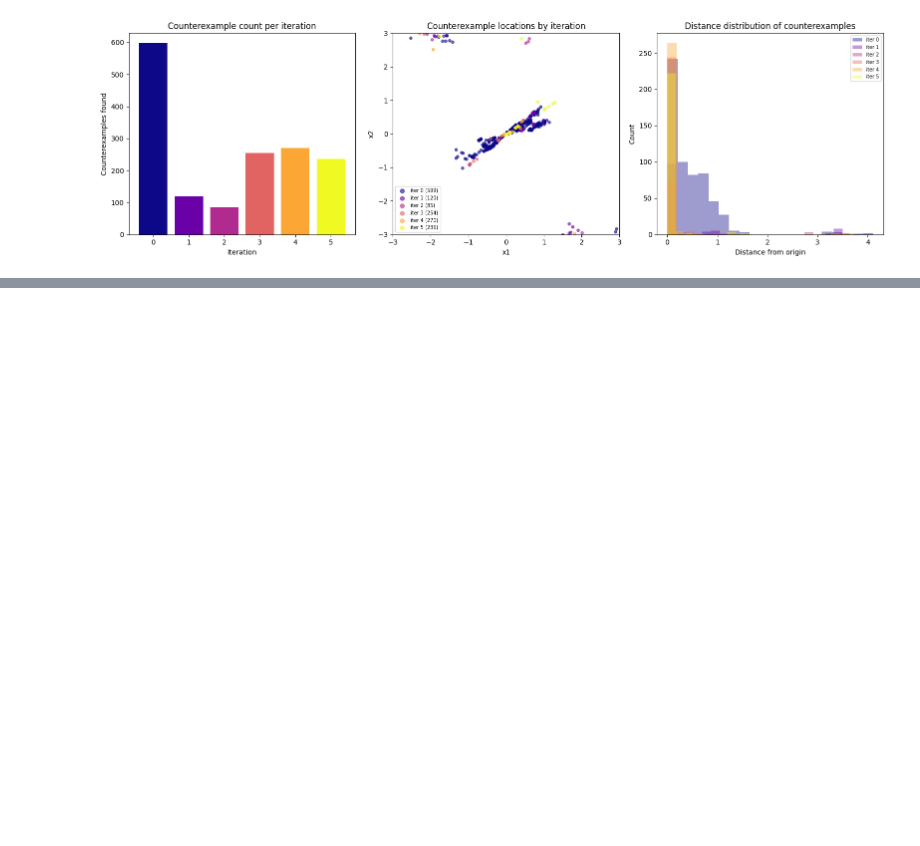
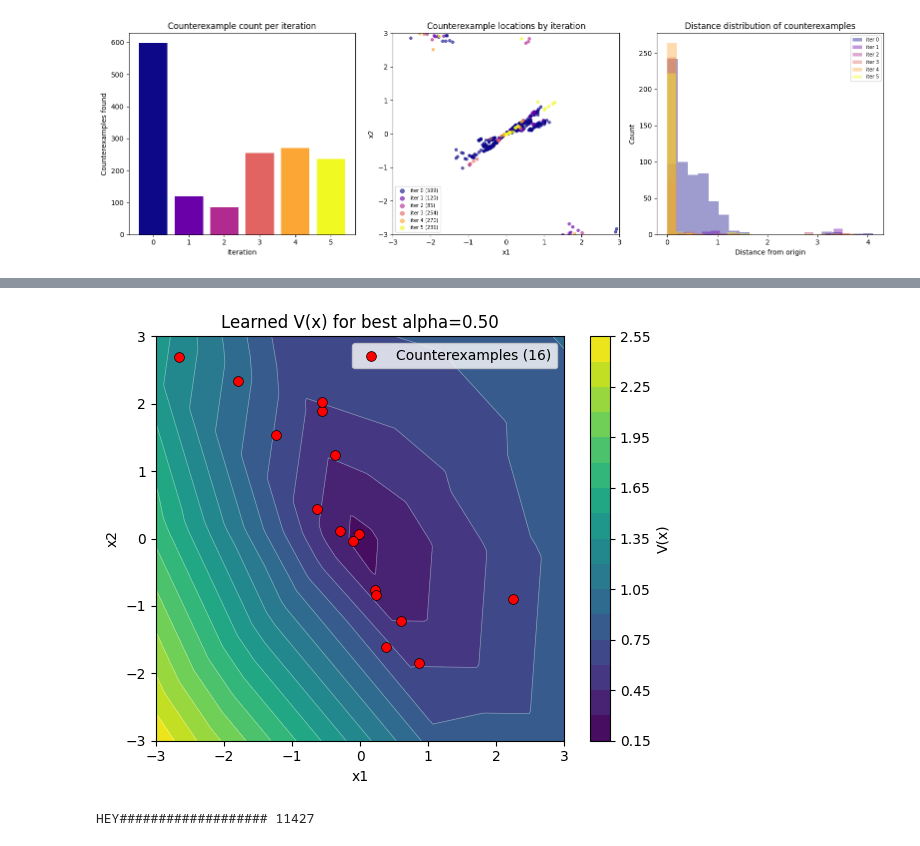
Before and after one commit to Jw1836/NN-Closed-Loop-Verification, a Jupyter notebook: benchmark.ipynb, the cells around one changed output, grey strips where cells are left out. Saved outputs shown, nothing was run; the diff lists cells and outputs as text; code cells hidden in the pictures; blank space fills up the shorter version.

```diff
--- a/benchmark.ipynb
+++ b/benchmark.ipynb
@@ -293,0 +455,67 @@ plt.show()
+# %%
+# Plot Lyapunov contour for the best alpha only + its counterexamples
+V_best = alpha_to_V[best_alpha]
+best_counterexamples = alpha_to_cex_points.get(best_alpha, [])
+
+plt.figure(figsize=(6, 5))
+plt.contourf(X1g, X2g, V_best, levels=20, cmap="viridis")
+plt.colorbar(label="V(x)")
+plt.contour(X1g, X2g, V_best, levels=20, colors="white", linewidths=0.5, alpha=0.4)
+
+if best_counterexamples:
+    cx = [p[0] for p in best_counterexamples]
+    cy = [p[1] for p in best_counterexamples]
+    plt.scatter(
+        cx,
+        cy,
+        c="red",
+        s=50,
+        edgecolors="black",
+        linewidths=0.5,
+        zorder=5,
+        label=f"Counterexamples ({len(best_counterexamples)})",
+    )
+    plt.legend(loc="upper right")
+
+plt.title(f"Learned V(x) for best alpha={best_alpha:.2f}")
+plt.xlabel("x1")
+plt.ylabel("x2")
+plt.xlim(x1_min, x1_max)
+plt.ylim(x2_min, x2_max)
+plt.tight_layout()
+plt.show()
+# %% [output]
+[figure, added]
+# %%
+# Comparison plot on optimal alpha using finite_pts-style function
+from plotters import make_CEX_plot_comp
+
+
+def duffing_f1(x):
+    x1 = x[0, 0]
+    x2 = x[1, 0]
+    return x2
+
+
+def duffing_f2(x):
+    x1 = x[0, 0]
+    x2 = x[1, 0]
+    return -1 * x2 - alpha * x1 - 1 * x1**3
+
+
+
+make_CEX_plot_comp(
+    x1_min,
+    x1_max,
+    x2_min,
+    x2_max,
+    best_duff.nn_lyapunov,
+    input_dim=2,
+    hidden_layer_size=HIDDEN_SIZE2,
+    dynamics_list=[duffing_f1, duffing_f2],
+    counterexamples=best_counterexamples_hyperplane,
+    polygons= best_polygons,
+    vertex_dict=best_vertex_dict,
+)
+# %% [output]
+HEY################### 11427
```
Also changed, not shown: parts of 2 cells of this notebook, 5 other files.
